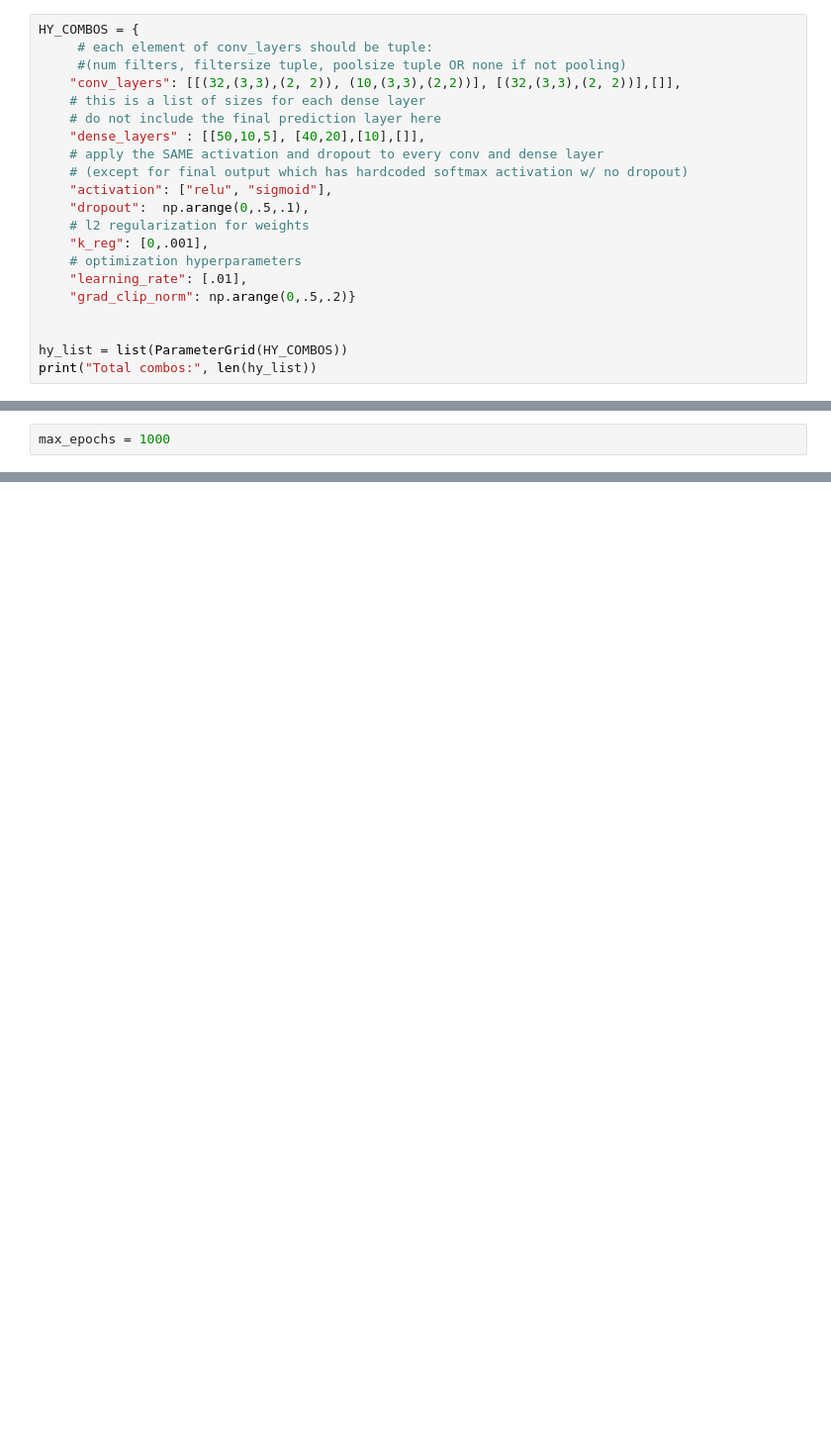
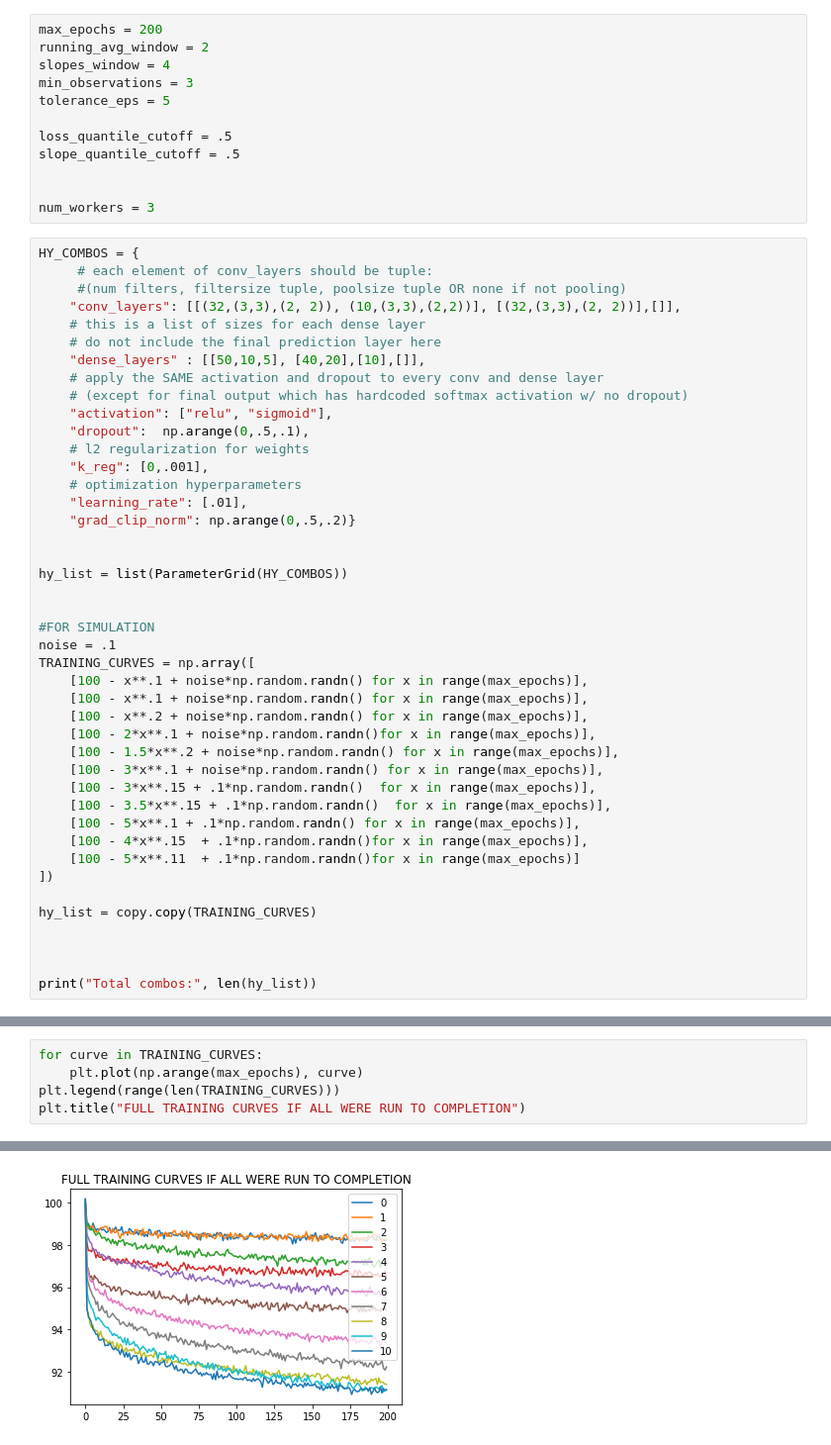
Before and after one commit to aokeson/550_project, a Jupyter notebook: dealing_w_model_results.ipynb, the cells around one changed output, grey strips where cells are left out. Shown at 99% size. Saved outputs shown, nothing was run; the diff lists cells and outputs as text; blank space fills up the shorter version.

```diff
--- a/dealing_w_model_results.ipynb
+++ b/dealing_w_model_results.ipynb
@@ -15,3 +19,15 @@ from sklearn.model_selection import ParameterGrid
+# %%
+max_epochs = 200
+running_avg_window = 2
+slopes_window = 4
+min_observations = 3
+tolerance_eps = 5
+
+loss_quantile_cutoff = .5
+slope_quantile_cutoff = .5
+
+
+num_workers = 3
 # %%
 HY_COMBOS = {
      # each element of conv_layers should be tuple:
@@ -32,5 +48,27 @@ HY_COMBOS = {
 
 
 hy_list = list(ParameterGrid(HY_COMBOS))
+
+
+#FOR SIMULATION
+noise = .1
+TRAINING_CURVES = np.array([
+    [100 - x**.1 + noise*np.random.randn() for x in range(max_epochs)],
+    [100 - x**.1 + noise*np.random.randn() for x in range(max_epochs)],
+    [100 - x**.2 + noise*np.random.randn() for x in range(max_epochs)],
+    [100 - 2*x**.1 + noise*np.random.randn()for x in range(max_epochs)],
+    [100 - 1.5*x**.2 + noise*np.random.randn() for x in range(max_epochs)],
+    [100 - 3*x**.1 + noise*np.random.randn() for x in range(max_epochs)],
+    [100 - 3*x**.15 + .1*np.random.randn()  for x in range(max_epochs)],
+    [100 - 3.5*x**.15 + .1*np.random.randn()  for x in range(max_epochs)],
+    [100 - 5*x**.1 + .1*np.random.randn() for x in range(max_epochs)],
+    [100 - 4*x**.15  + .1*np.random.randn()for x in range(max_epochs)],
+    [100 - 5*x**.11  + .1*np.random.randn()for x in range(max_epochs)]
+])
+
+hy_list = copy.copy(TRAINING_CURVES)
+
+
+
 print("Total combos:", len(hy_list))
 # %% [output]
@@ -38,2 +75,0 @@ Total combos: 720
-# %%
-max_epochs = 1000
@@ -63,0 +154,6 @@ best_model = np.where(lastlosses == np.nanmin(lastlosses))[0][0]
+# %%
+for curve in TRAINING_CURVES:
+    plt.plot(np.arange(max_epochs), curve)
+plt.legend(range(len(TRAINING_CURVES)))
+plt.title("FULL TRAINING CURVES IF ALL WERE RUN TO COMPLETION")
+# %% [output]
@@ -63,0 +161 @@ best_model = np.where(lastlosses == np.nanmin(lastlosses))[0][0]
+[figure, added]
```
Also changed, not shown: parts of 10 cells of this notebook.
